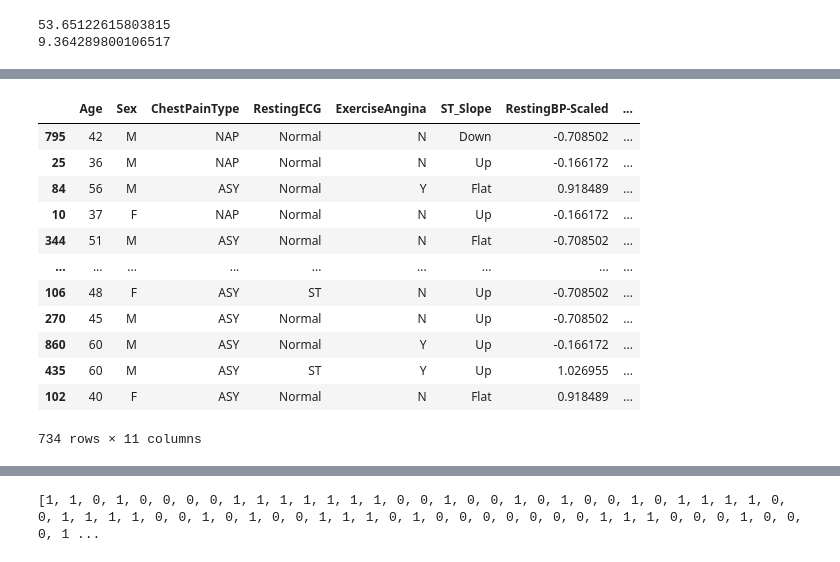
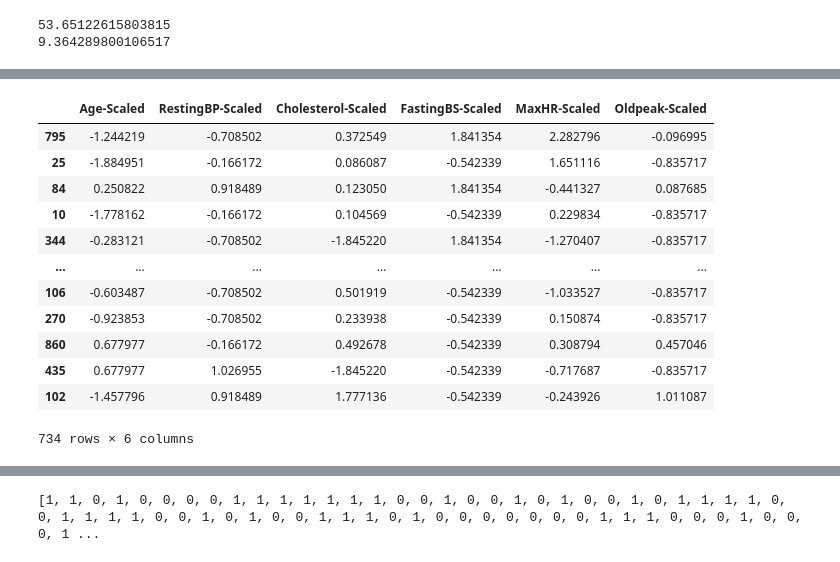
Before and after one commit to Azwadd/CS_59866, a Jupyter notebook: Homeworks/Homework 3/HW03.ipynb, the cells around one changed output, grey strips where cells are left out. Drawn from its saved outputs; the diff is of its cells as text; code cells hidden in the pictures.

```diff
--- a/Homeworks/Homework 3/HW03.ipynb
+++ b/Homeworks/Homework 3/HW03.ipynb
@@ -173,25 +143,0 @@ X_train # X_train now has Sex_M and Sex_F columns and these columns are fitted w
-# %%
-# Feature Preprocessing
-# 2. Target Encoding: For example, transform X_train['Sex'] with values M or F into a feature X_Train['Sex-TargetEncoded'] with value equal to the average rate of heart disease of M and F respectively.
-X_train, X_test, y_train, y_test = train_test_split(X, y, test_size=0.20, random_state=42) # We changed X_train for the previous problem, so we will restore it now
-maleCount, femaleCount, maleHeartDiseaseCount, femaleHeartDiseaseCount = 0, 0, 0, 0
-gender, heartDisease = np.array(X_train["Sex"]), np.array(y_train)
-for i in range(len(gender)):
-    if gender[i] == 'M':
-        maleCount += 1
-        if heartDisease[i] == 1:
-            maleHeartDiseaseCount += 1
-    elif gender[i] == 'F':
-        femaleCount += 1
-        if heartDisease[i] == 1:
-            femaleHeartDiseaseCount += 1
-maleHeartDiseaseRate = maleHeartDiseaseCount/maleCount
-femaleHeartDiseaseRate = femaleHeartDiseaseCount/femaleCount
-for i in range(len(gender)):
-    if gender[i] == 'M':
-        gender[i] = maleHeartDiseaseRate
-    elif gender[i] == 'F':
-        gender[i] = femaleHeartDiseaseRate
-X_train.pop("Sex")
-X_train.insert(6, "Sex-TargetEncoded", gender)
-X_train # Sex-TargetEncoded column added where the Sex column was
@@ -212,25 +201,29 @@ X_train # Sex-TargetEncoded column added where the Sex column was
 # %%
 # Feature Preprocessing
 # 1. Standard Scaler (scale numeric values to have zero mean and unit variance). For example X_train['Age-Scaled'] = (X_train['Age'] - mean) / standard_deviation
-X_train, X_test, y_train, y_test = train_test_split(X, y, test_size=0.20, random_state=42) # We changed X_train for the previous problem, so we will restore it now
-for i in ["RestingBP", "Cholesterol", "FastingBS", "MaxHR", "Oldpeak"]:
-    X_train[i+"-Scaled"] = (X_train[i] - X_train[i].mean()) / X_train[i].std()
-    X_train.pop(i)
-X_train # ''-Scaled columns added and original columns removed
+def standardScaler(features, categories):
+    features_list = []
+    for i in categories:
+        features[i+"-Scaled"] = (features[i] - features[i].mean()) / features[i].std()
+        features_list.append(i+"-Scaled")
+    return features_list
+
+standardScaler_Feature_List = standardScaler(X_train, numeric_features)
+X_train[standardScaler_Feature_List]
 # %% [output]
-|  | Age | Sex | ChestPainType | RestingECG | ExerciseAngina | ST_Slope | RestingBP-Scaled | ... |
-| 795 | 42 | M | NAP | Normal | N | Down | -0.708502 | ... |
-| 25 | 36 | M | NAP | Normal | N | Up | -0.166172 | ... |
-| 84 | 56 | M | ASY | Normal | Y | Flat | 0.918489 | ... |
-| 10 | 37 | F | NAP | Normal | N | Up | -0.166172 | ... |
-| 344 | 51 | M | ASY | Normal | N | Flat | -0.708502 | ... |
-| ... | ... | ... | ... | ... | ... | ... | ... | ... |
-| 106 | 48 | F | ASY | ST | N | Up | -0.708502 | ... |
-| 270 | 45 | M | ASY | Normal | N | Up | -0.708502 | ... |
-| 860 | 60 | M | ASY | Normal | Y | Up | -0.166172 | ... |
-| 435 | 60 | M | ASY | ST | Y | Up | 1.026955 | ... |
-| 102 | 40 | F | ASY | Normal | N | Flat | 0.918489 | ... |
+|  | Age-Scaled | RestingBP-Scaled | Cholesterol-Scaled | FastingBS-Scaled | MaxHR-Scaled | Oldpeak-Scaled |
+| 795 | -1.244219 | -0.708502 | 0.372549 | 1.841354 | 2.282796 | -0.096995 |
+| 25 | -1.884951 | -0.166172 | 0.086087 | -0.542339 | 1.651116 | -0.835717 |
+| 84 | 0.250822 | 0.918489 | 0.123050 | 1.841354 | -0.441327 | 0.087685 |
+| 10 | -1.778162 | -0.166172 | 0.104569 | -0.542339 | 0.229834 | -0.835717 |
+| 344 | -0.283121 | -0.708502 | -1.845220 | 1.841354 | -1.270407 | -0.835717 |
+| ... | ... | ... | ... | ... | ... | ... |
+| 106 | -0.603487 | -0.708502 | 0.501919 | -0.542339 | -1.033527 | -0.835717 |
+| 270 | -0.923853 | -0.708502 | 0.233938 | -0.542339 | 0.150874 | -0.835717 |
+| 860 | 0.677977 | -0.166172 | 0.492678 | -0.542339 | 0.308794 | 0.457046 |
+| 435 | 0.677977 | 1.026955 | -1.845220 | -0.542339 | -0.717687 | -0.835717 |
+| 102 | -1.457796 | 0.918489 | 1.777136 | -0.542339 | -0.243926 | 1.011087 |
-734 rows × 11 columns
+734 rows × 6 columns
 # %%
 # Feature Preprocessing
 # 2. MinMax Normalization (subtract min and divide by max - min). For example X_train['Age-MinMax'] = (X_train['Age'] - min) / (max - min)
```
Also changed, not shown: parts of 13 cells of this notebook.
